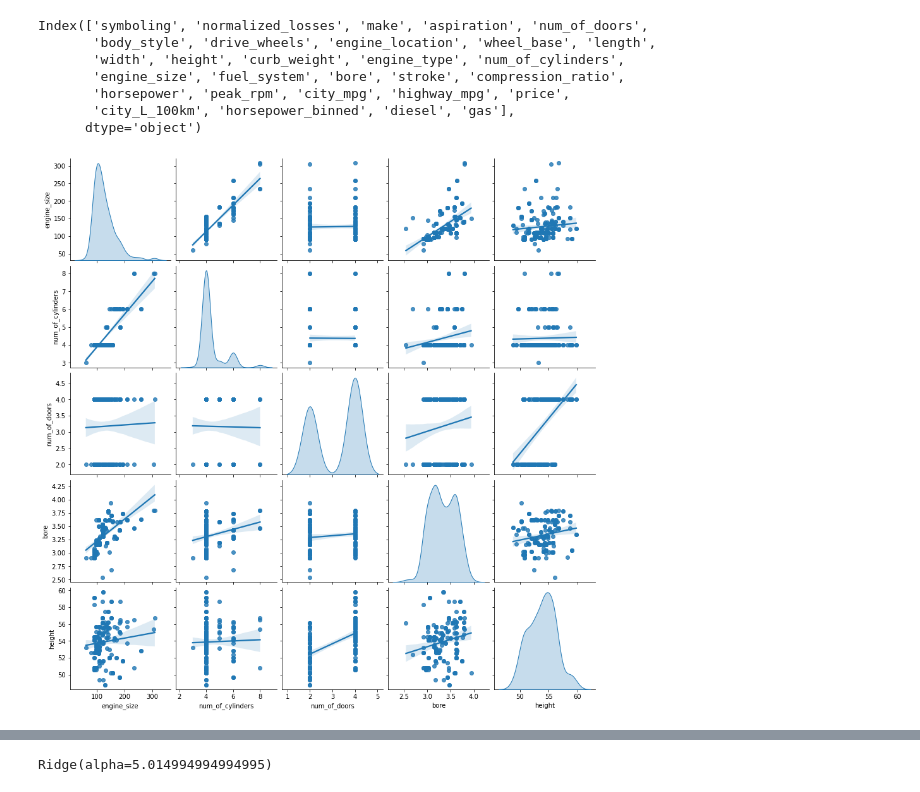
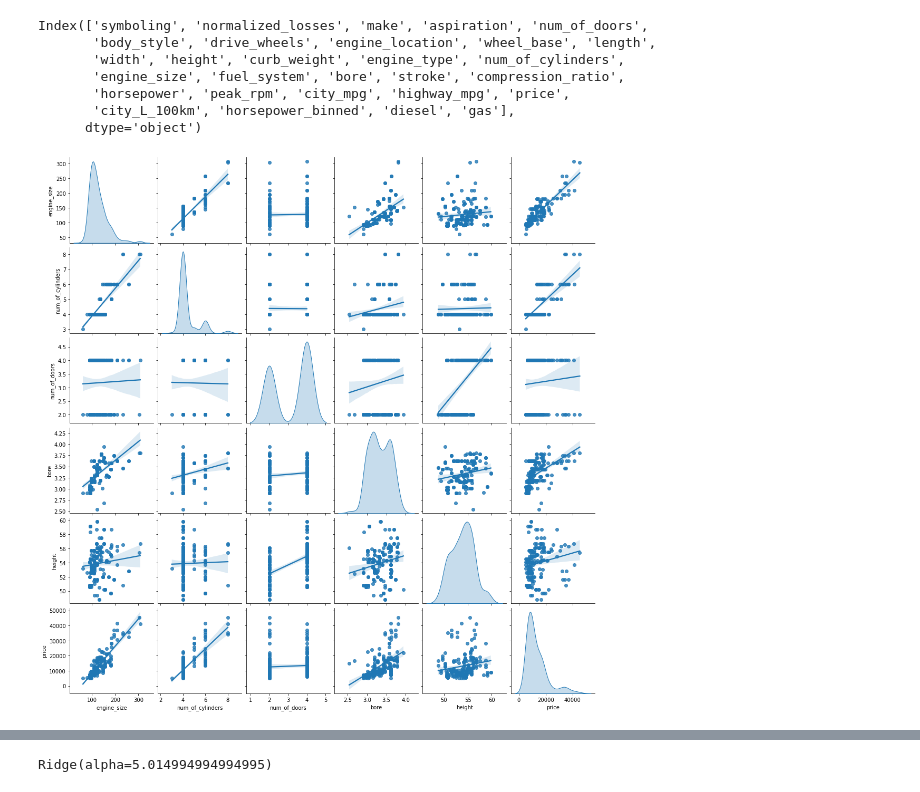
Before and after one commit to hplbrayan/Un-curso-de-Machine-Learning, a Jupyter notebook: 07_ML_Modelos_de_Regresion/N1_Linear_Models.ipynb, the cells around one changed output, grey strips where cells are left out. Saved outputs shown, nothing was run; the diff lists cells and outputs as text; code cells hidden in the pictures.

```diff
--- a/07_ML_Modelos_de_Regresion/N1_Linear_Models.ipynb
+++ b/07_ML_Modelos_de_Regresion/N1_Linear_Models.ipynb
@@ -247,13 +249,13 @@ Index(['symboling', 'normalized_losses', 'make', 'aspiration', 'num_of_doors',
 # %%
 # Features para el modelo
 sel_features = ["engine_size", "num_of_cylinders", "num_of_doors", "bore", "height"]
 target = "price"
 
 X = df[sel_features]
 y = df[target]
 
 # pairplot
-sbn.pairplot(X, kind="reg", diag_kind="kde")
+sbn.pairplot(pd.concat([X,y], axis=1), kind="reg", diag_kind="kde")
 plt.show()
 # %% [output]
-[figure, old version]
+[figure, new version]
```
Also changed, not shown: parts of 17 cells of this notebook.
